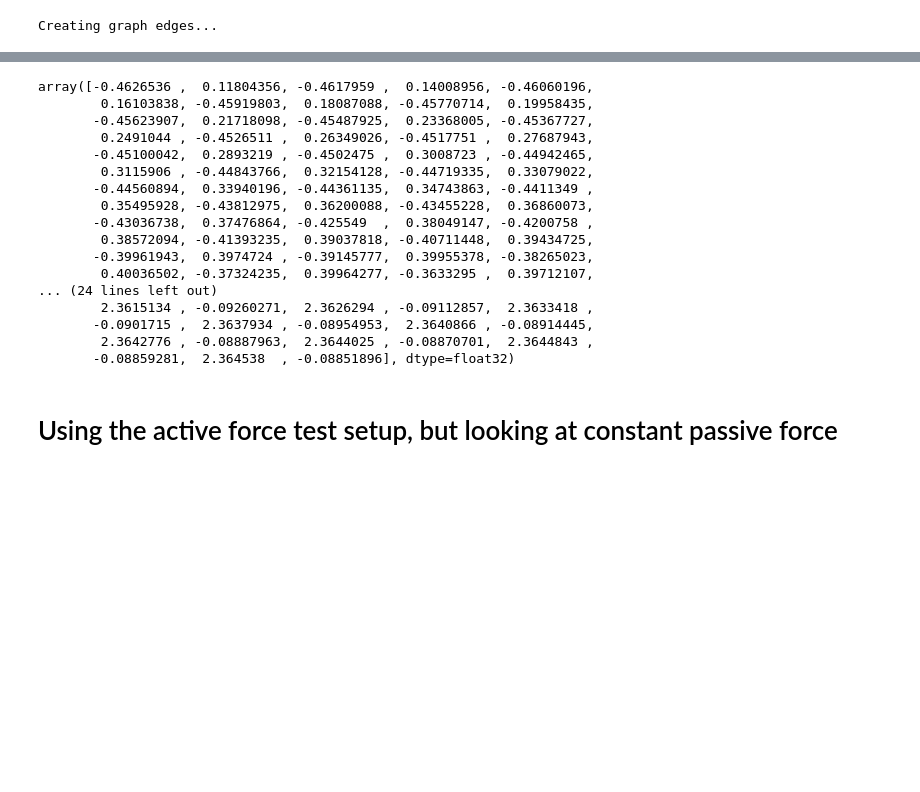
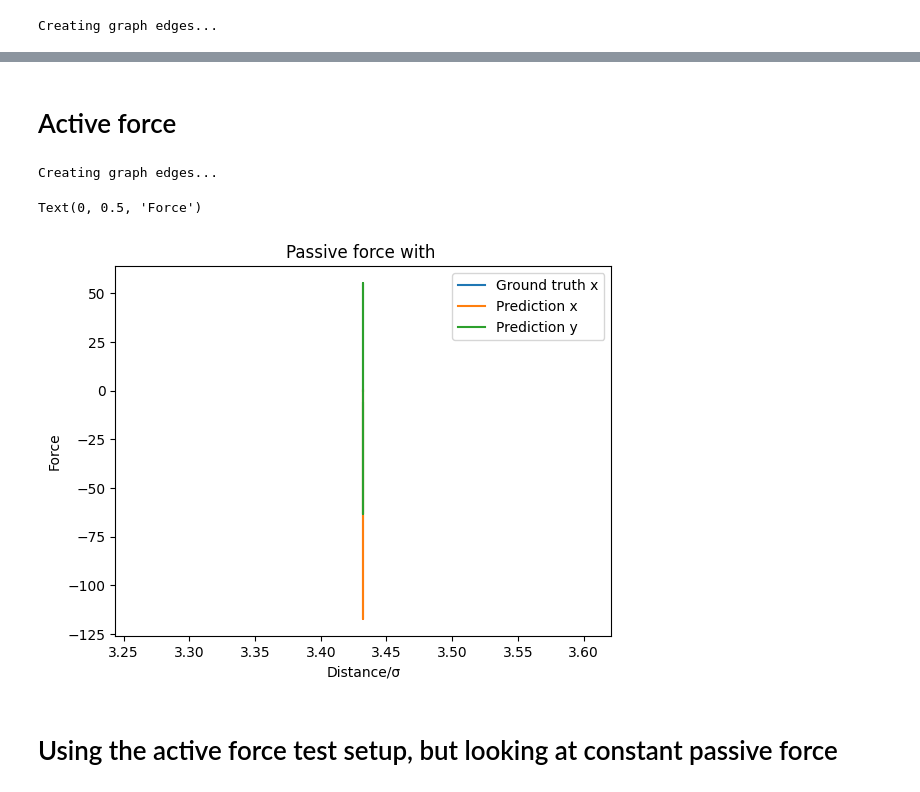
Before and after one commit to Phistian/exjobb, a Jupyter notebook: miguel/training/v_training.ipynb, the cells around one changed output, grey strips where cells are left out. Cells and saved outputs as stored; diff of their text form; code cells hidden in the pictures; blank space fills up the shorter version.

```diff
--- a/miguel/training/v_training.ipynb
+++ b/miguel/training/v_training.ipynb
@@ -689,20 +713,2 @@ plt.axis([1.25,3.1, -15,10])
-# %%
-pred_passive_x
-# %% [output]
-array([-0.4626536 ,  0.11804356, -0.4617959 ,  0.14008956, -0.46060196,
-        0.16103838, -0.45919803,  0.18087088, -0.45770714,  0.19958435,
-       -0.45623907,  0.21718098, -0.45487925,  0.23368005, -0.45367727,
-        0.2491044 , -0.4526511 ,  0.26349026, -0.4517751 ,  0.27687943,
-       -0.45100042,  0.2893219 , -0.4502475 ,  0.3008723 , -0.44942465,
-        0.3115906 , -0.44843766,  0.32154128, -0.44719335,  0.33079022,
-       -0.44560894,  0.33940196, -0.44361135,  0.34743863, -0.4411349 ,
-        0.35495928, -0.43812975,  0.36200088, -0.43455228,  0.36860073,
-       -0.43036738,  0.37476864, -0.425549  ,  0.38049147, -0.4200758 ,
-        0.38572094, -0.41393235,  0.39037818, -0.40711448,  0.39434725,
-       -0.39961943,  0.3974724 , -0.39145777,  0.39955378, -0.38265023,
-        0.40036502, -0.37324235,  0.39964277, -0.3633295 ,  0.39712107,
-... (24 lines left out)
-        2.3615134 , -0.09260271,  2.3626294 , -0.09112857,  2.3633418 ,
-       -0.0901715 ,  2.3637934 , -0.08954953,  2.3640866 , -0.08914445,
-        2.3642776 , -0.08887963,  2.3644025 , -0.08870701,  2.3644843 ,
-       -0.08859281,  2.364538  , -0.08851896], dtype=float32)
+# %% [markdown]
+# Active force
@@ -709,3 +749,47 @@ array([-0.4626536 ,  0.11804356, -0.4617959 ,  0.14008956, -0.46060196,
+# %%
+full_test_graph = custom_graphE(
+    test_nodesdf, ["orientation", "centroid-0", "centroid-1"], radius=100, output_type='nodes', box_len=10
+)
+
+centroid_0, centroid_1, orientation, distances, adj_mtx = extract_graph(full_test_graph)
+
+v = [
+    np.expand_dims(full_test_graph[0][0], 0),
+    np.expand_dims(full_test_graph[0][1], 0),
+    np.expand_dims(full_test_graph[0][2], 0),
+    np.expand_dims(full_test_graph[0][3], 0),
+]
+
+model_predictions = model(v).numpy()
+# %% [output]
+Creating graph edges...
+# %%
+import matplotlib.pyplot as plt
+
+connected_nodes=adj_mtx[:,0]
+pred_passive_x = model_predictions[0][connected_nodes, 0]
+pred_passive_x = pred_passive_x
+pred_passive_y = model_predictions[0][connected_nodes, 1]
+pred_passive_y = pred_passive_y
+true_passive = full_test_graph[1][0][connected_nodes,2]
+
+d_particle_0 = distances[::2]
+
+px_particle_0 = true_passive[::2]
+
+pred_px_paritcle_0 = pred_passive_x[::2] - pred_passive_x[0]
+pred_py_paritcle_0 = pred_passive_y[::2] - pred_passive_y[0]
+
+plt.plot(d_particle_0*box_len, px_particle_0)
+plt.plot(d_particle_0*box_len, pred_px_paritcle_0)
+plt.plot(d_particle_0*box_len, pred_py_paritcle_0)
+plt.title("Passive force with ")
+plt.legend(["Ground truth x","Prediction x", "Prediction y"])
+plt.xlabel("Distance/\u03C3")
+plt.ylabel("Force")
+# %% [output]
+Text(0, 0.5, 'Force')
+[figure, added]
 # %% [markdown]
 # Using the active force test setup, but looking at constant passive force
 # %%
```
Also changed, not shown: parts of 28 cells of this notebook.
